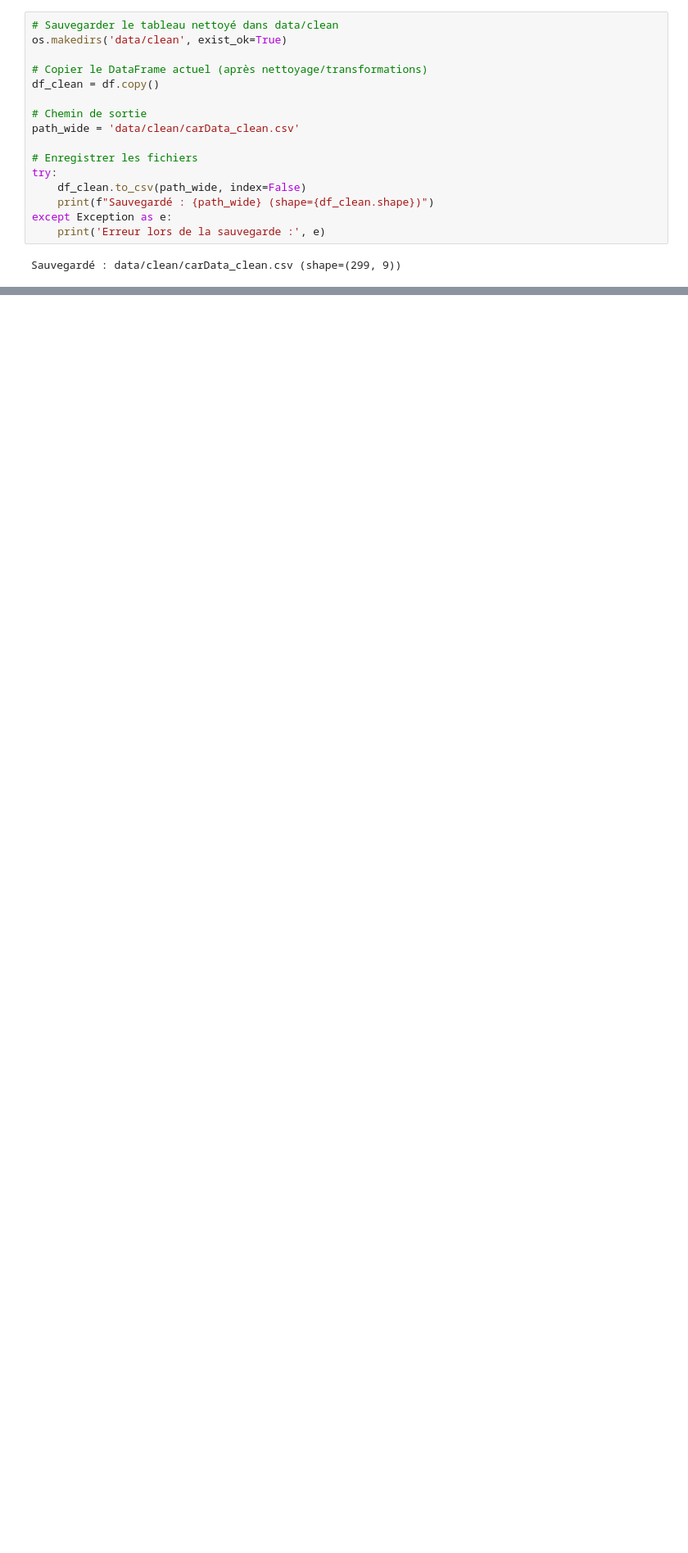
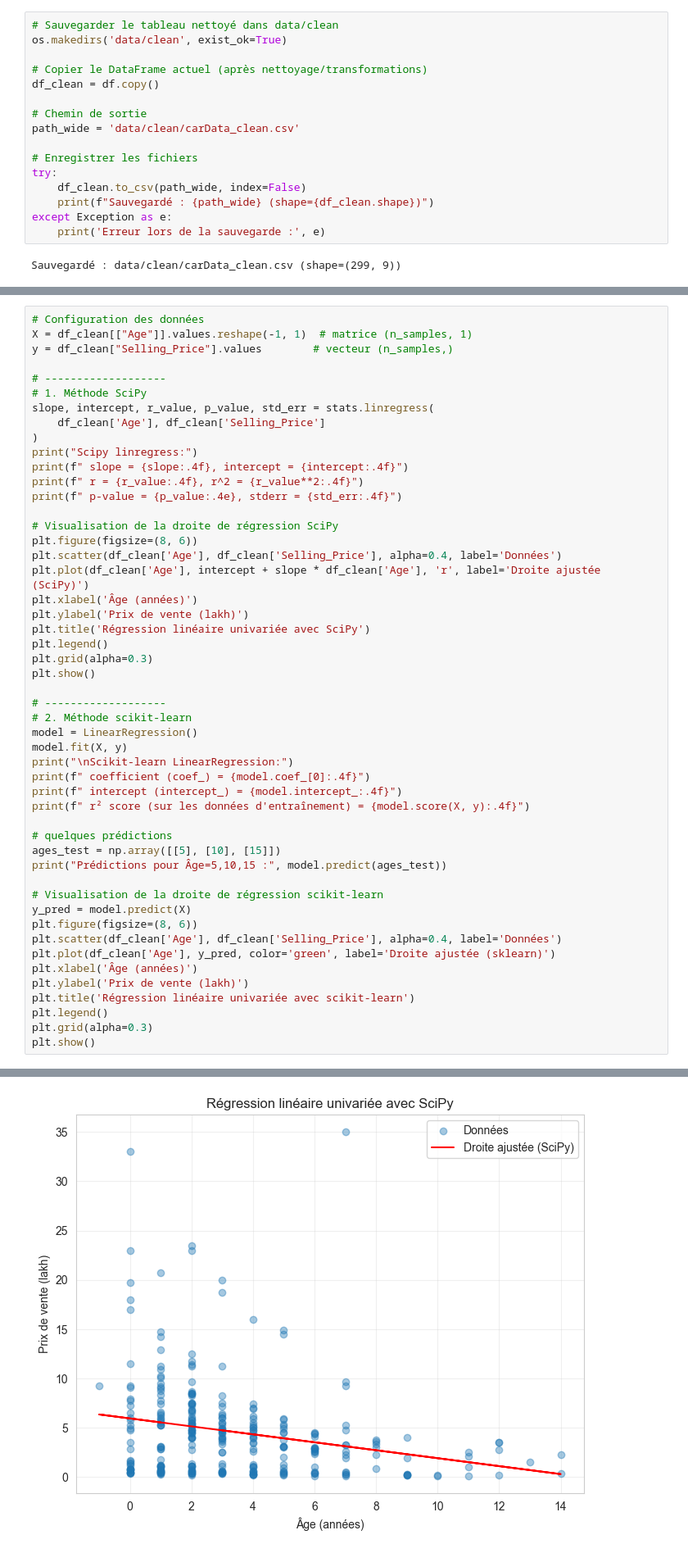
Before and after one commit to axel-achart/new-car, a Jupyter notebook: notebook.ipynb, the cells around one changed output, grey strips where cells are left out. Shown at 82% size. Cells and saved outputs as stored; diff of their text form; blank space fills up the shorter version.

```diff
--- a/notebook.ipynb
+++ b/notebook.ipynb
@@ -95,0 +231,51 @@ Sauvegardé : data/clean/carData_clean.csv (shape=(299, 9))
+# %%
+# Configuration des données
+X = df_clean[["Age"]].values.reshape(-1, 1)  # matrice (n_samples, 1)
+y = df_clean["Selling_Price"].values        # vecteur (n_samples,)
+
+# -------------------
+# 1. Méthode SciPy
+slope, intercept, r_value, p_value, std_err = stats.linregress(
+    df_clean['Age'], df_clean['Selling_Price']
+)
+print("Scipy linregress:")
+print(f" slope = {slope:.4f}, intercept = {intercept:.4f}")
+print(f" r = {r_value:.4f}, r^2 = {r_value**2:.4f}")
+print(f" p-value = {p_value:.4e}, stderr = {std_err:.4f}")
+
+# Visualisation de la droite de régression SciPy
+plt.figure(figsize=(8, 6))
+plt.scatter(df_clean['Age'], df_clean['Selling_Price'], alpha=0.4, label='Données')
+plt.plot(df_clean['Age'], intercept + slope * df_clean['Age'], 'r', label='Droite ajustée (SciPy)')
+plt.xlabel('Âge (années)')
+plt.ylabel('Prix de vente (lakh)')
+plt.title('Régression linéaire univariée avec SciPy')
+plt.legend()
+plt.grid(alpha=0.3)
+plt.show()
+
+# -------------------
+# 2. Méthode scikit-learn
+model = LinearRegression()
+model.fit(X, y)
+print("\nScikit-learn LinearRegression:")
+print(f" coefficient (coef_) = {model.coef_[0]:.4f}")
+print(f" intercept (intercept_) = {model.intercept_:.4f}")
+print(f" r² score (sur les données d'entraînement) = {model.score(X, y):.4f}")
+
+# quelques prédictions
+ages_test = np.array([[5], [10], [15]])
+print("Prédictions pour Âge=5,10,15 :", model.predict(ages_test))
+
+# Visualisation de la droite de régression scikit-learn
+y_pred = model.predict(X)
+plt.figure(figsize=(8, 6))
+plt.scatter(df_clean['Age'], df_clean['Selling_Price'], alpha=0.4, label='Données')
+plt.plot(df_clean['Age'], y_pred, color='green', label='Droite ajustée (sklearn)')
+plt.xlabel('Âge (années)')
+plt.ylabel('Prix de vente (lakh)')
+plt.title('Régression linéaire univariée avec scikit-learn')
+plt.legend()
+plt.grid(alpha=0.3)
+plt.show()
+# %% [output]
@@ -95,0 +286 @@ Sauvegardé : data/clean/carData_clean.csv (shape=(299, 9))
+[figure, added]
```
Also changed, not shown: parts of 16 cells of this notebook.
